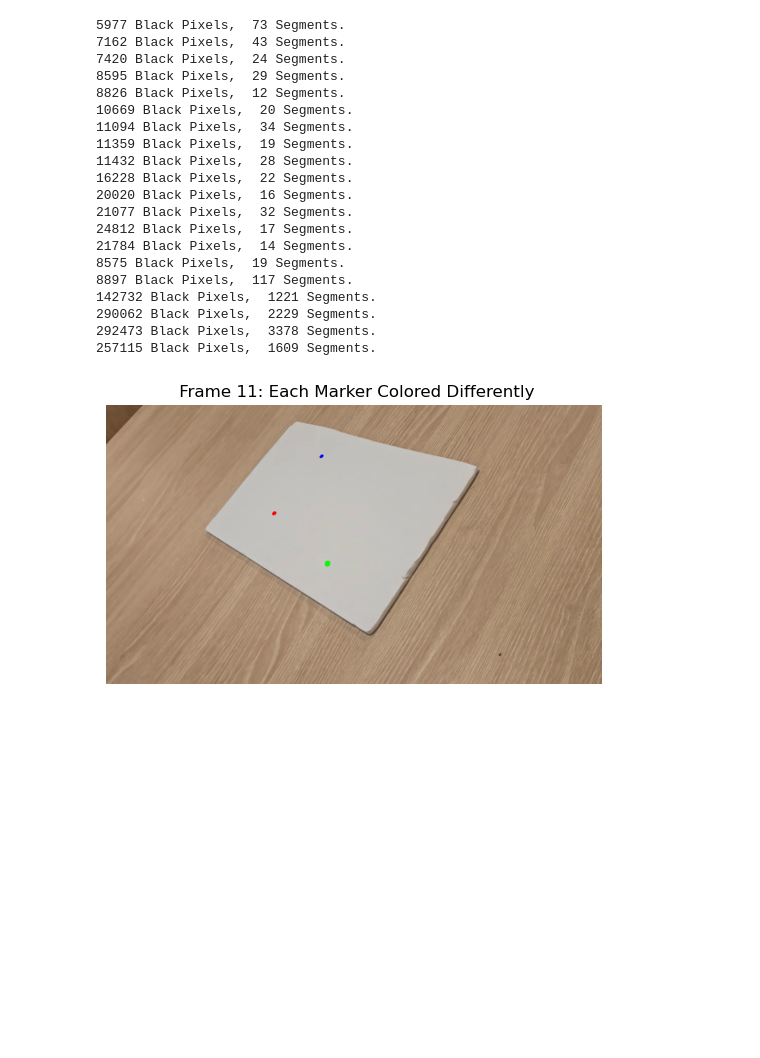
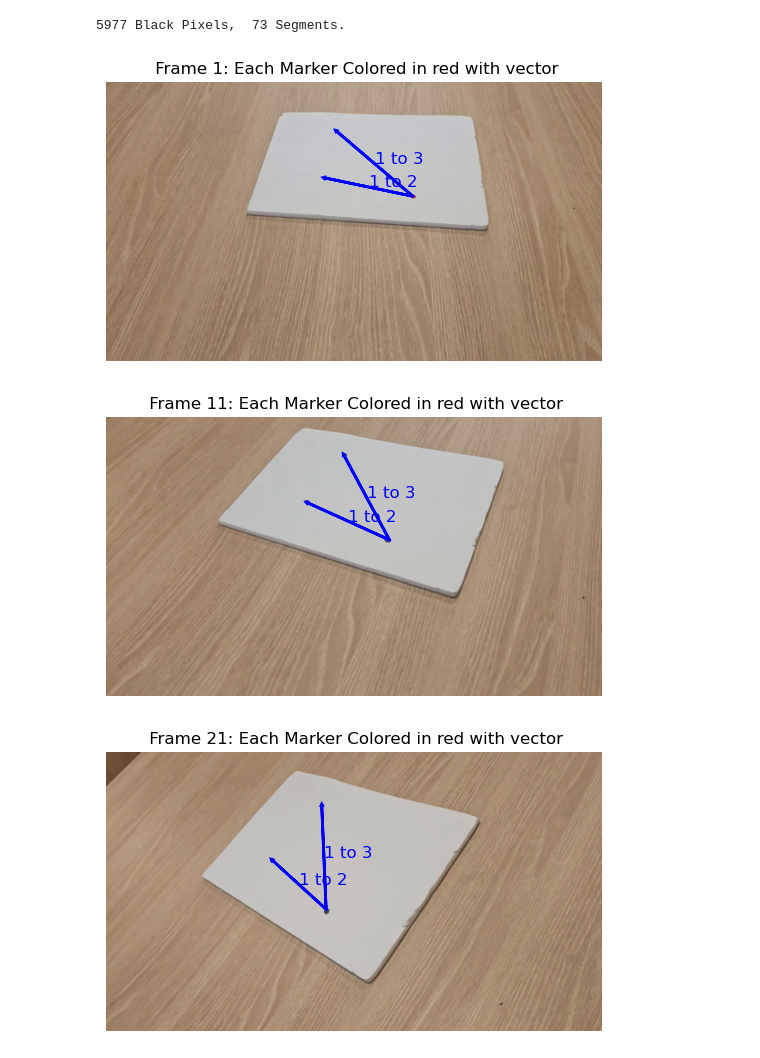
Before and after one commit to SNU-Sigma-Intelligence/SIGMAxPortal301-Team2, a Jupyter notebook: 심화과제_1/SML/test.ipynb, the cells around one changed output. Saved outputs shown, nothing was run; the diff lists cells and outputs as text; code cells hidden in the pictures; blank space fills up the shorter version.

```diff
--- a/심화과제_1/SML/test.ipynb
+++ b/심화과제_1/SML/test.ipynb
@@ -2,7 +2,7 @@
 from utils import *
 # %%
 video_path = '/home/ubuntu/SML/SIGMAxPortal301-Team2/심화과제_1/video/2.mp4'
-video = read_video_to_tensor(video_path, frame_step=10)
+video = read_video_to_tensor(video_path, frame_step=5)
 # %%
 print(f"Video shape: {video.shape}")
 # %% [output]
@@ -18,31 +10,21 @@ show_picture(video[-1], title='Last Frame')
 # %%
 highlighted_pictures = []
-for i in range(20):
-    segments, highlighted_frame = heuristic_marker_highlight(video[i], threshold=0.5, picture=True)
-    highlighted_pictures.append(highlighted_frame)
+marker_list = []
+
+markers, highlighted_frame = heuristic_marker_highlight_for_first_frame(video[0], threshold=0.5, picture=True)
+highlighted_pictures.append(highlighted_frame)
+marker_list.append(markers)
 # %% [output]
 5977 Black Pixels,  73 Segments.
-7162 Black Pixels,  43 Segments.
-7420 Black Pixels,  24 Segments.
-8595 Black Pixels,  29 Segments.
-8826 Black Pixels,  12 Segments.
-10669 Black Pixels,  20 Segments.
-11094 Black Pixels,  34 Segments.
-11359 Black Pixels,  19 Segments.
-11432 Black Pixels,  28 Segments.
-16228 Black Pixels,  22 Segments.
-20020 Black Pixels,  16 Segments.
-21077 Black Pixels,  32 Segments.
-24812 Black Pixels,  17 Segments.
-21784 Black Pixels,  14 Segments.
-8575 Black Pixels,  19 Segments.
-8897 Black Pixels,  117 Segments.
-142732 Black Pixels,  1221 Segments.
-290062 Black Pixels,  2229 Segments.
-292473 Black Pixels,  3378 Segments.
-257115 Black Pixels,  1609 Segments.
+# %%
+for i in range(video.shape[0]-1):
+    markers, highlighted_frame = marker_highlight(video[i], previous_marker=marker_list[-1], threshold=0.5, picture=True)
+    highlighted_pictures.append(highlighted_frame)
+    marker_list.append(markers)
 # %%
-i = 10
-show_picture(highlighted_pictures[i], title=f' Frame {i+1}: Each Marker Colored Differently')
+for i in range(0, len(highlighted_pictures), 10):
+    show_picture_with_marker_vector(highlighted_pictures[i], marker_list[i], title=f' Frame {i+1}: Each Marker Colored in red with vector')
 # %% [output]
-[figure, old version]
+[figure, new version]
+[figure, added]
+[figure, added]
```
Also changed, not shown: parts of 3 cells of this notebook, 1 other file.
